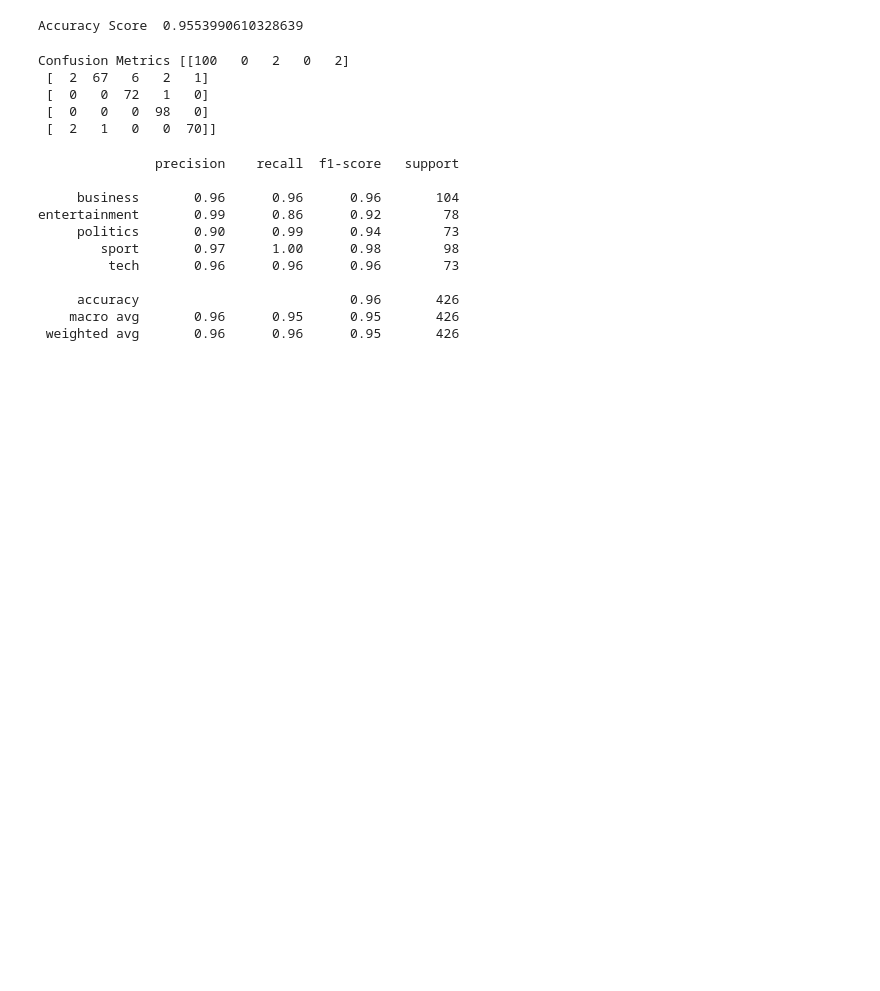
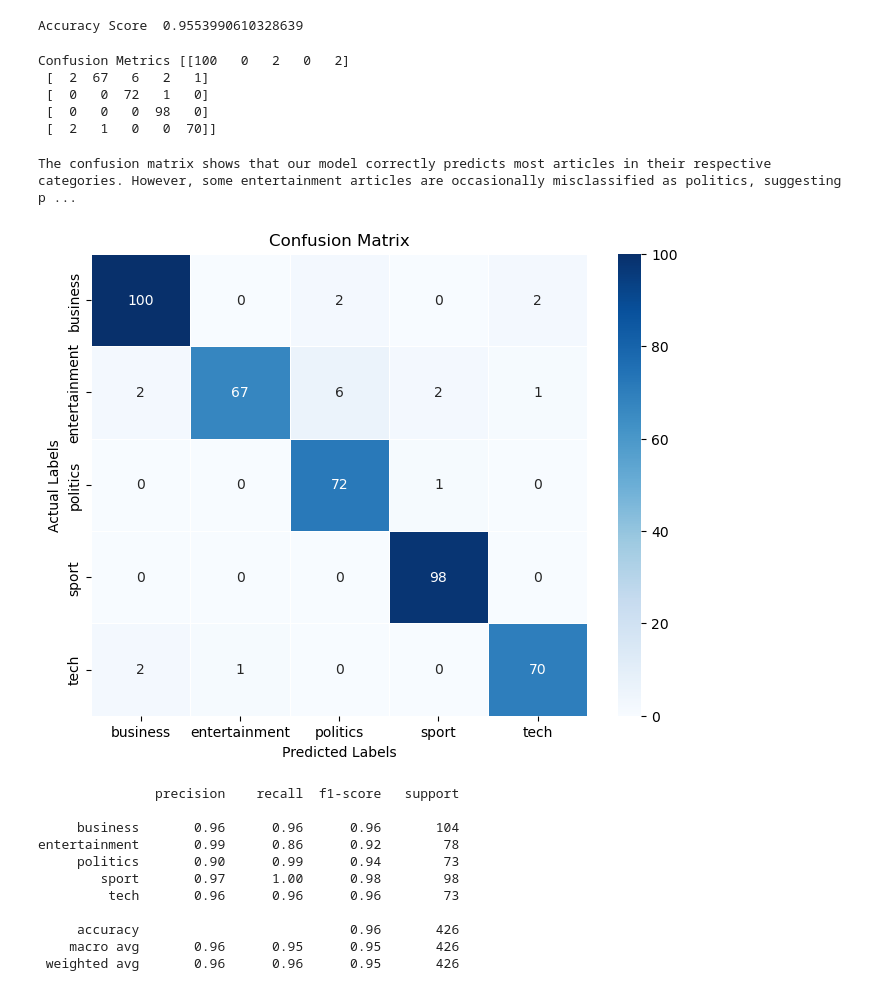
Before and after one commit to raysah/SDS-CP016-news-article-classification, a Jupyter notebook: notebooks/rajat-thakur/rajat-thakur-CP16-news-article.ipynb, the cells around one changed output. Cells and saved outputs as stored; diff of their text form; code cells hidden in the pictures; blank space fills up the shorter version.

```diff
--- a/notebooks/rajat-thakur/rajat-thakur-CP16-news-article.ipynb
+++ b/notebooks/rajat-thakur/rajat-thakur-CP16-news-article.ipynb
@@ -267,8 +262,8 @@ from sklearn.naive_bayes import MultinomialNB
 
 model = MultinomialNB()
 model.fit(X_train, y_train)
-y_pred = model.predict(X_test)
-y_pred_labels = label_encoder.inverse_transform(y_pred)
+y_predNB = model.predict(X_test)
+y_pred_labels = label_encoder.inverse_transform(y_predNB)
 # %%
 from sklearn.metrics import accuracy_score, confusion_matrix, classification_report
 # %%
@@ -276,11 +272,29 @@ print("Accuracy Score ", accuracy_score(y_test,y_pred))
 # %% [output]
 Accuracy Score  0.9553990610328639
 # %%
-print("Confusion Metrics", confusion_matrix(y_test, y_pred))
+cf_matrix = confusion_matrix(y_test, y_predNB)
+print("Confusion Metrics", cf_matrix)
 # %% [output]
 Confusion Metrics [[100   0   2   0   2]
  [  2  67   6   2   1]
  [  0   0  72   1   0]
  [  0   0   0  98   0]
  [  2   1   0   0  70]]
+# %%
+import seaborn as sns
+import matplotlib.pyplot as plt
+
+plt.figure(figsize=(8, 6))
+sns.heatmap(cf_matrix, annot=True, fmt='d', cmap='Blues', linewidths=0.5,
+            xticklabels=label_encoder.classes_,
+            yticklabels=label_encoder.classes_)
+print('The confusion matrix shows that our model correctly predicts most articles in their respective categories. However, some entertainment articles are occasionally misclassified as politics, suggesting potential overlap in language or themes.')
+
+plt.title('Confusion Matrix')
+plt.xlabel('Predicted Labels')
+plt.ylabel('Actual Labels')
+plt.show()
+# %% [output]
+The confusion matrix shows that our model correctly predicts most articles in their respective categories. However, some entertainment articles are occasionally misclassified as politics, suggesting p ...
+[figure, added]
 # %%
```
Also changed, not shown: parts of 25 cells of this notebook.
